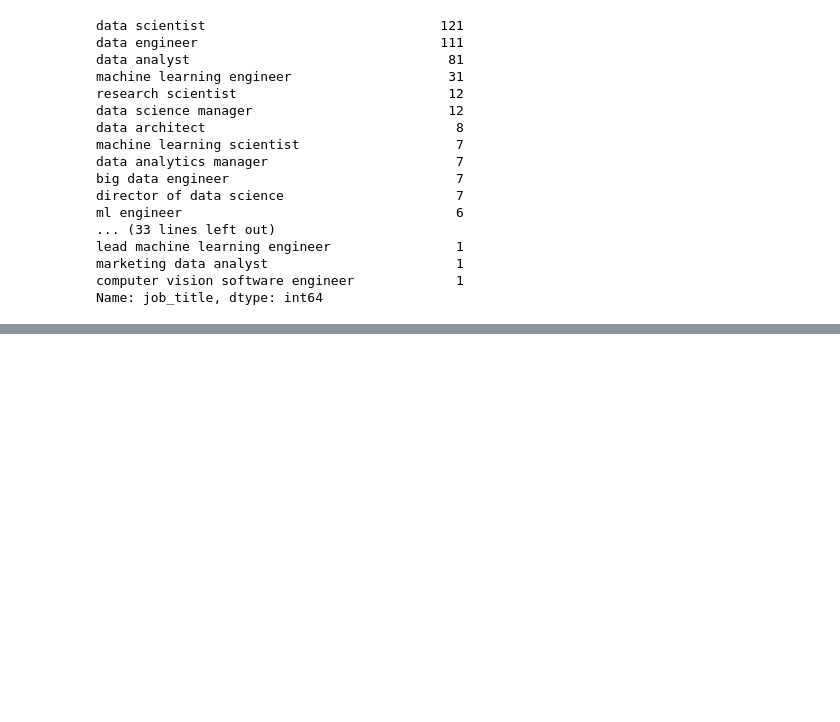
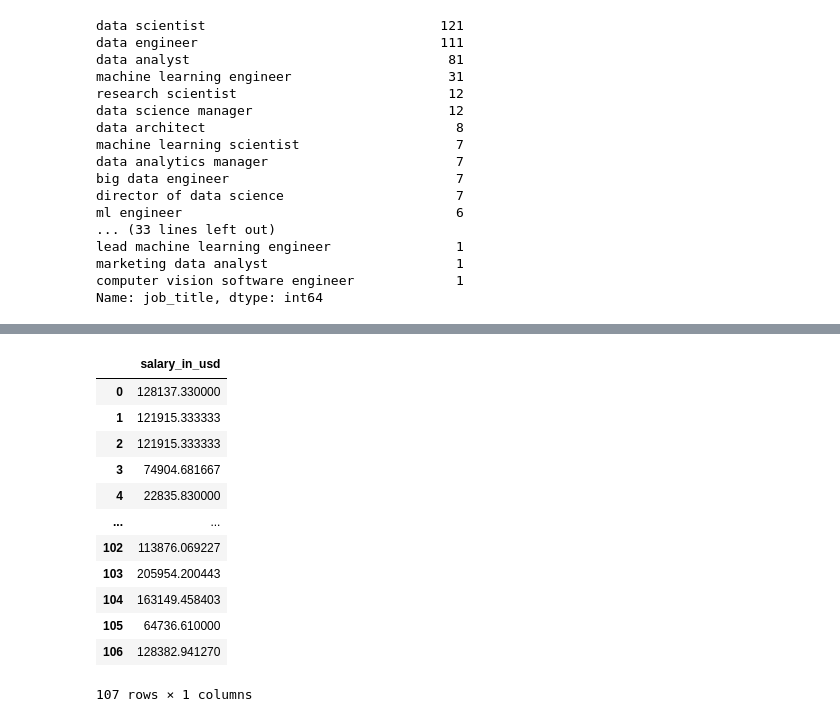
Before and after one commit to aminmadrileno/ML-Project-Salaries, a Jupyter notebook: worksheet.ipynb, the cells around one changed output, grey strips where cells are left out. Saved outputs shown, nothing was run; the diff lists cells and outputs as text; code cells hidden in the pictures; blank space fills up the shorter version.

```diff
--- a/worksheet.ipynb
+++ b/worksheet.ipynb
@@ -118,0 +309,33 @@ Name: job_title, dtype: int64
+# %%
+#now we have the test data and the train data which is the salaries data. We will split the salaries data into train and test data. we will use the test data to test the model and the train data to train the model. we will use the testeo data to predict the salaries. we will do this by using the train_test_split function from sklearn on the salaries data.
+X = salaries.drop('salary_in_usd', axis=1)
+y = salaries['salary_in_usd']
+X_train, X_test, y_train, y_test = train_test_split(X, y, test_size=0.2, random_state=101)
+# %%
+#now we will create the model and train it
+rf = RandomForestRegressor()
+rf.fit(X_train, y_train)
+#now we will predict the salaries for the testeo data
+predictions = rf.predict(testeo)
+#now we will create a dataframe with the predictions
+df = pd.DataFrame(predictions)
+# %%
+muestra.drop('id', axis=1, inplace=True)
+# %%
+muestra.salary_in_usd = df
+# %%
+muestra
+# %% [output]
+|  | salary_in_usd |
+| 0 | 128137.330000 |
+| 1 | 121915.333333 |
+| 2 | 121915.333333 |
+| 3 | 74904.681667 |
+| 4 | 22835.830000 |
+| ... | ... |
+| 102 | 113876.069227 |
+| 103 | 205954.200443 |
+| 104 | 163149.458403 |
+| 105 | 64736.610000 |
+| 106 | 128382.941270 |
+107 rows × 1 columns
```
Also changed, not shown: parts of 29 cells of this notebook.
